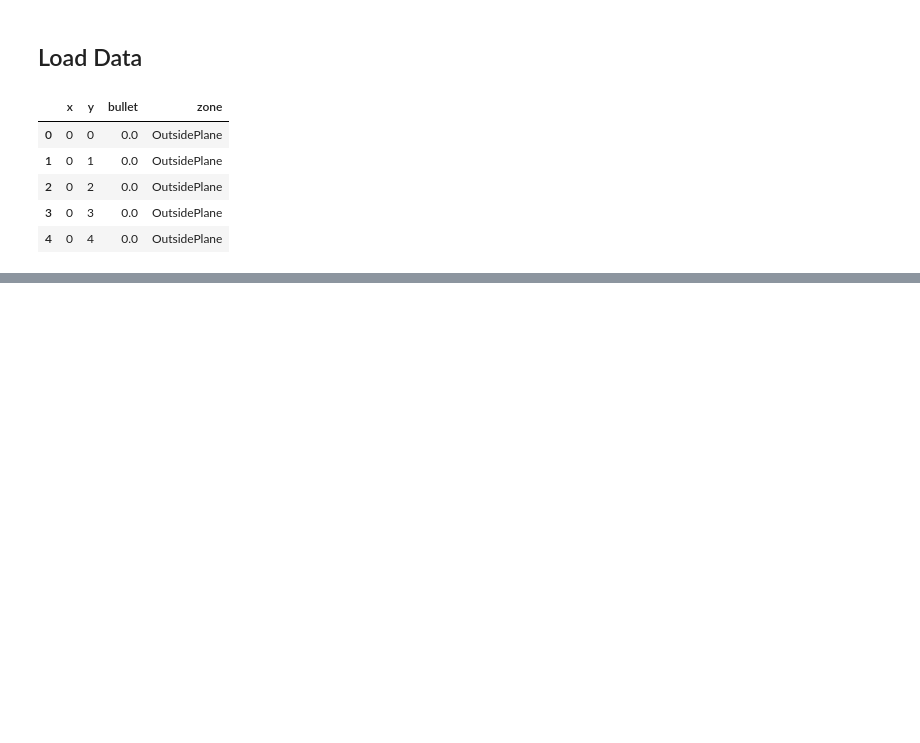
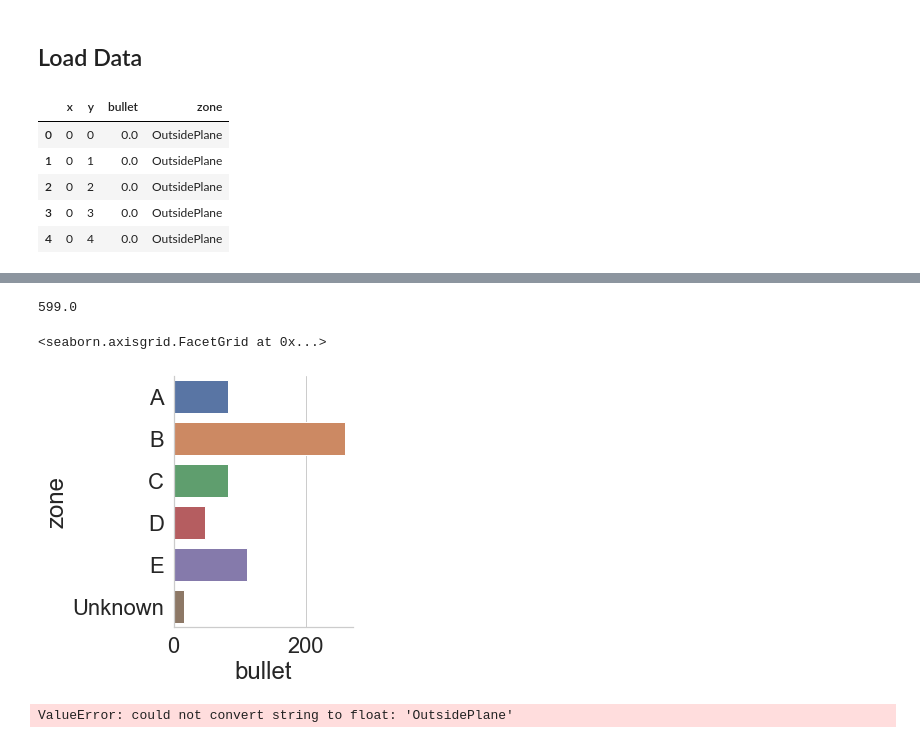
Before and after one commit to ubco-cmps/data301_course, a Jupyter notebook: notes/week08/Class8A/Practicing EDA_worksheet.ipynb, the cells around one changed output, grey strips where cells are left out. Saved outputs shown, nothing was run; the diff lists cells and outputs as text; code cells hidden in the pictures; blank space fills up the shorter version.

```diff
--- a/notes/week08/Class8A/Practicing EDA_worksheet.ipynb
+++ b/notes/week08/Class8A/Practicing EDA_worksheet.ipynb
@@ -5,6 +5,10 @@ import pandas as pd
 import numpy as np
 # %%
 # visualization related imports and configurations: Seaborn, matplotlib, seaborn themes
+import seaborn as sns
+import matplotlib.pyplot as plt
+
+sns.set_theme(style="whitegrid", font_scale=2)
 # %% [markdown]
 ## Case Study: Planes in WW2
 
@@ -31,0 +92,3 @@ df.head()
+# %%
+hits_df = df[df["bullet"] == 1]
+hits_df
@@ -31,0 +109,3 @@ df.head()
+# %%
+hits_df_gb = hits_df.groupby("zone").sum().reset_index()
+hits_df_gb
@@ -31,0 +120,13 @@ df.head()
+# %%
+hits_df_gb["bullet"].sum()
+# %% [output]
+599.0
+# %%
+sns.catplot(data=hits_df_gb, y="zone", x="bullet", kind="bar")
+# %% [output]
+<seaborn.axisgrid.FacetGrid at 0x...>
+[figure, added]
+# %%
+sns.heatmap(data=df, x="x", y="y")
+# %% [output]
+ValueError: could not convert string to float: 'OutsidePlane'
```
Also changed, not shown: parts of 11 cells of this notebook, 4 other files.
